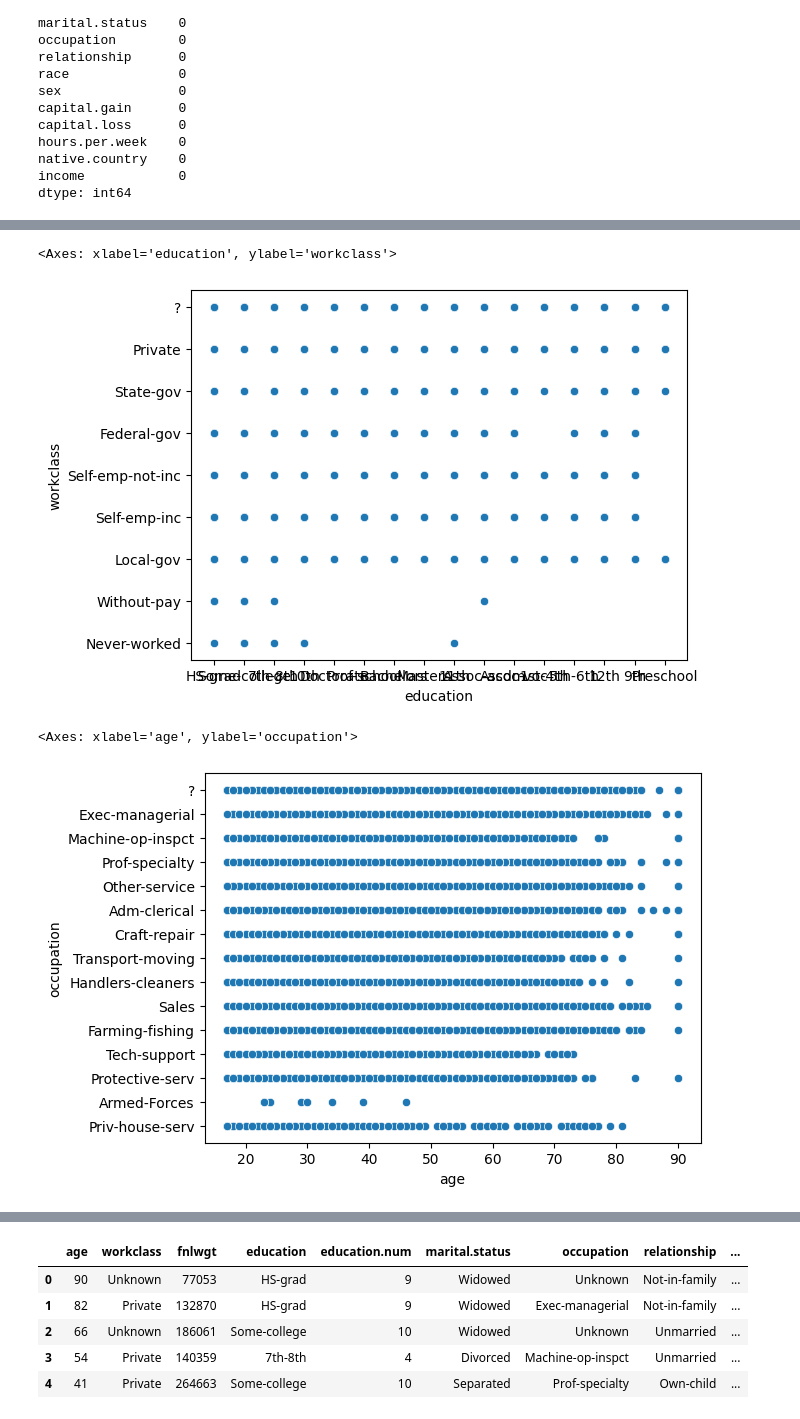
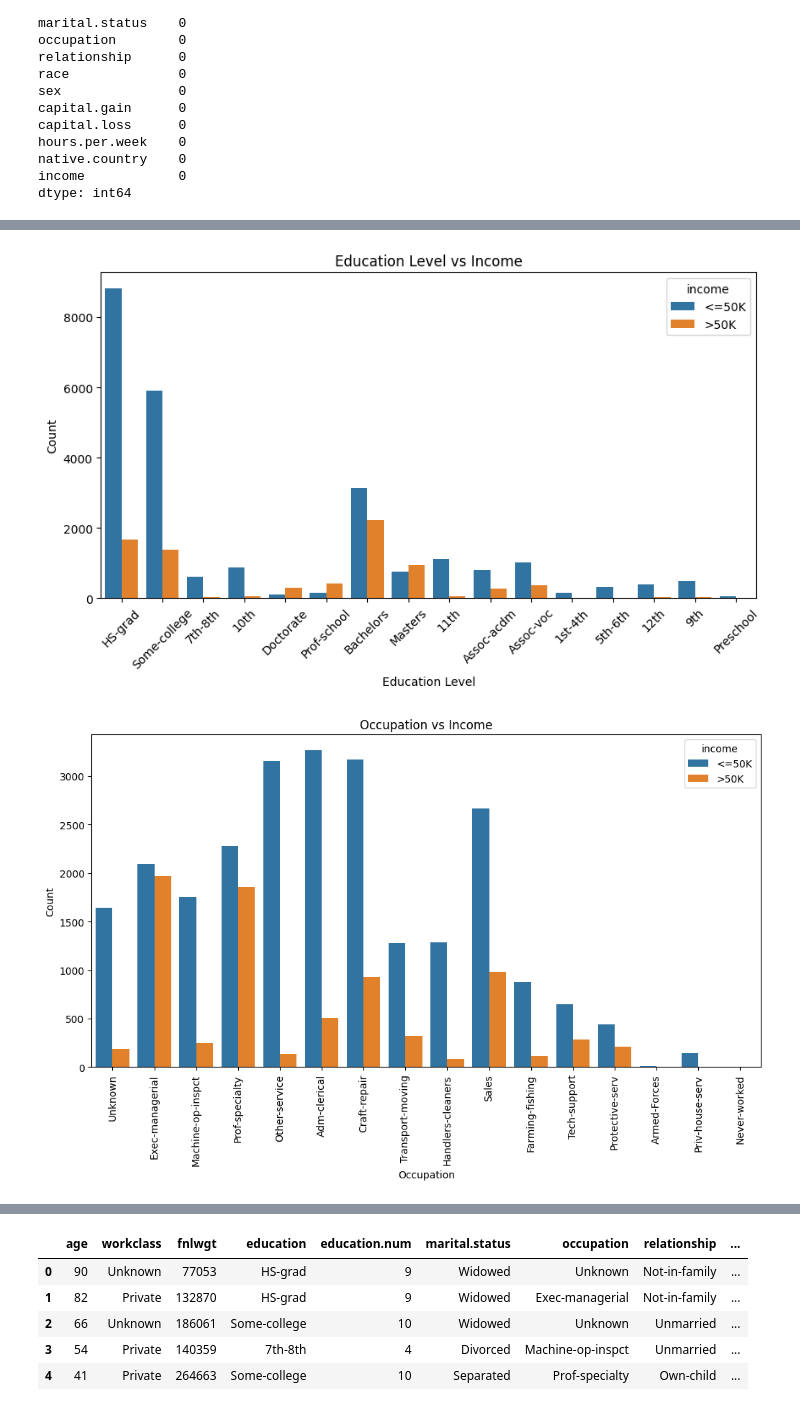
Before and after one commit to ShrutiJain007/Adult-Census, a Jupyter notebook: AdultCensus.ipynb, the cells around one changed output, grey strips where cells are left out. Cells and saved outputs as stored; diff of their text form; code cells hidden in the pictures.

```diff
--- a/AdultCensus.ipynb
+++ b/AdultCensus.ipynb
@@ -52,11 +61,27 @@ sns.scatterplot(x = 'age', y = 'workclass', data = df)
 # %%
-sns.scatterplot(x = 'education', y = 'workclass', data = df)
+plt.figure(figsize=(10,5))
+sns.countplot(x='education', hue='income', data=df)
+plt.xticks(rotation=45)
+plt.title("Education Level vs Income")
+plt.xlabel("Education Level")
+plt.ylabel("Count")
+plt.show()
+
+#Observation
+#Higher education strongly correlates with higher income.
 # %% [output]
-<Axes: xlabel='education', ylabel='workclass'>
-[figure, old version]
+[figure, new version]
 # %%
-sns.scatterplot(x = 'age', y = 'occupation', data = df)
+plt.figure(figsize=(12,6))
+sns.countplot(x='occupation', hue='income', data=df)
+plt.xticks(rotation=90)
+plt.title("Occupation vs Income")
+plt.xlabel("Occupation")
+plt.ylabel("Count")
+plt.show()
+
+#Obseravtion
+#Occupations requiring technical skills or management roles tend to produce higher income.
 # %% [output]
-<Axes: xlabel='age', ylabel='occupation'>
-[figure, old version]
+[figure, new version]
 # %%
```
Also changed, not shown: parts of 34 cells of this notebook, 6 other files.
